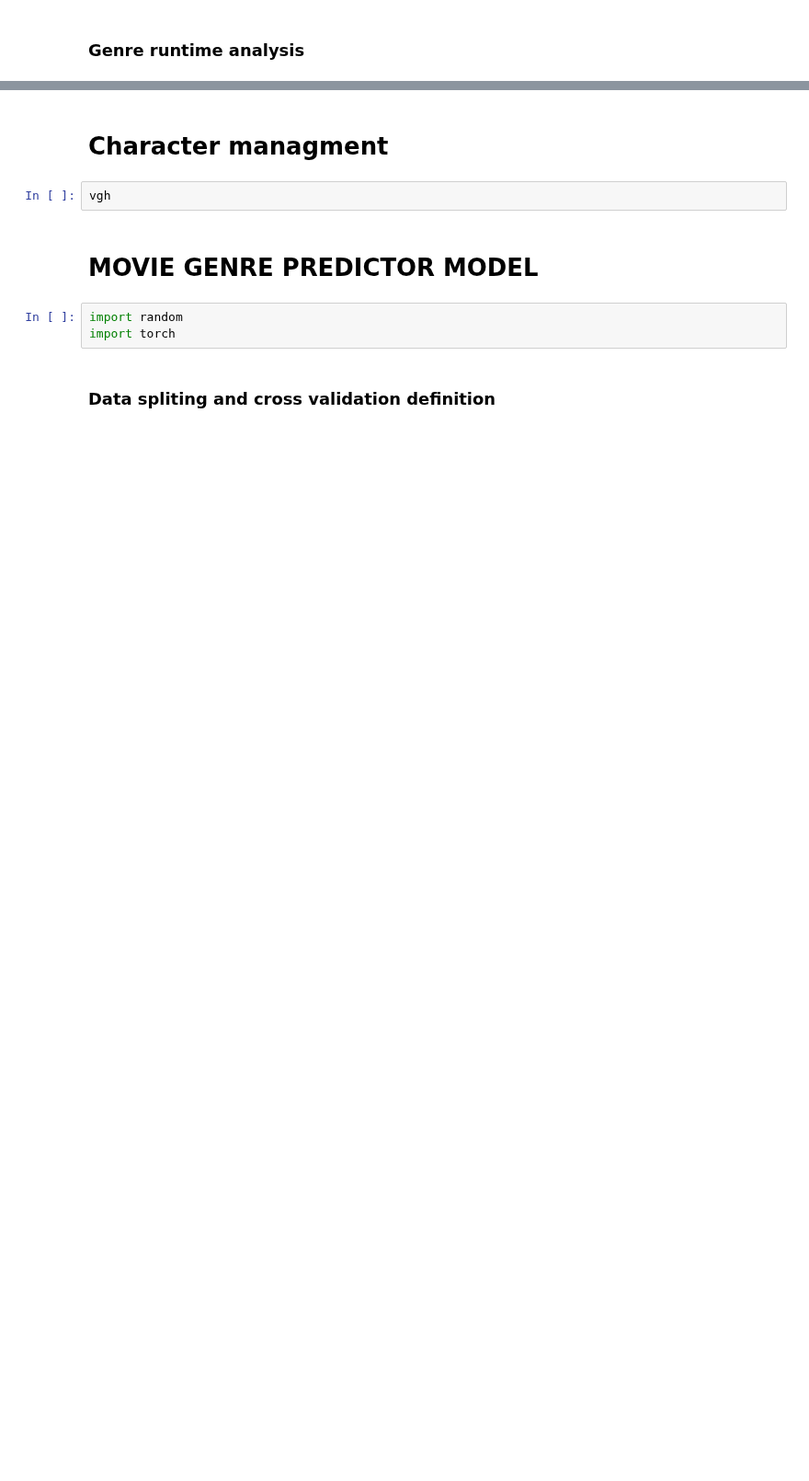
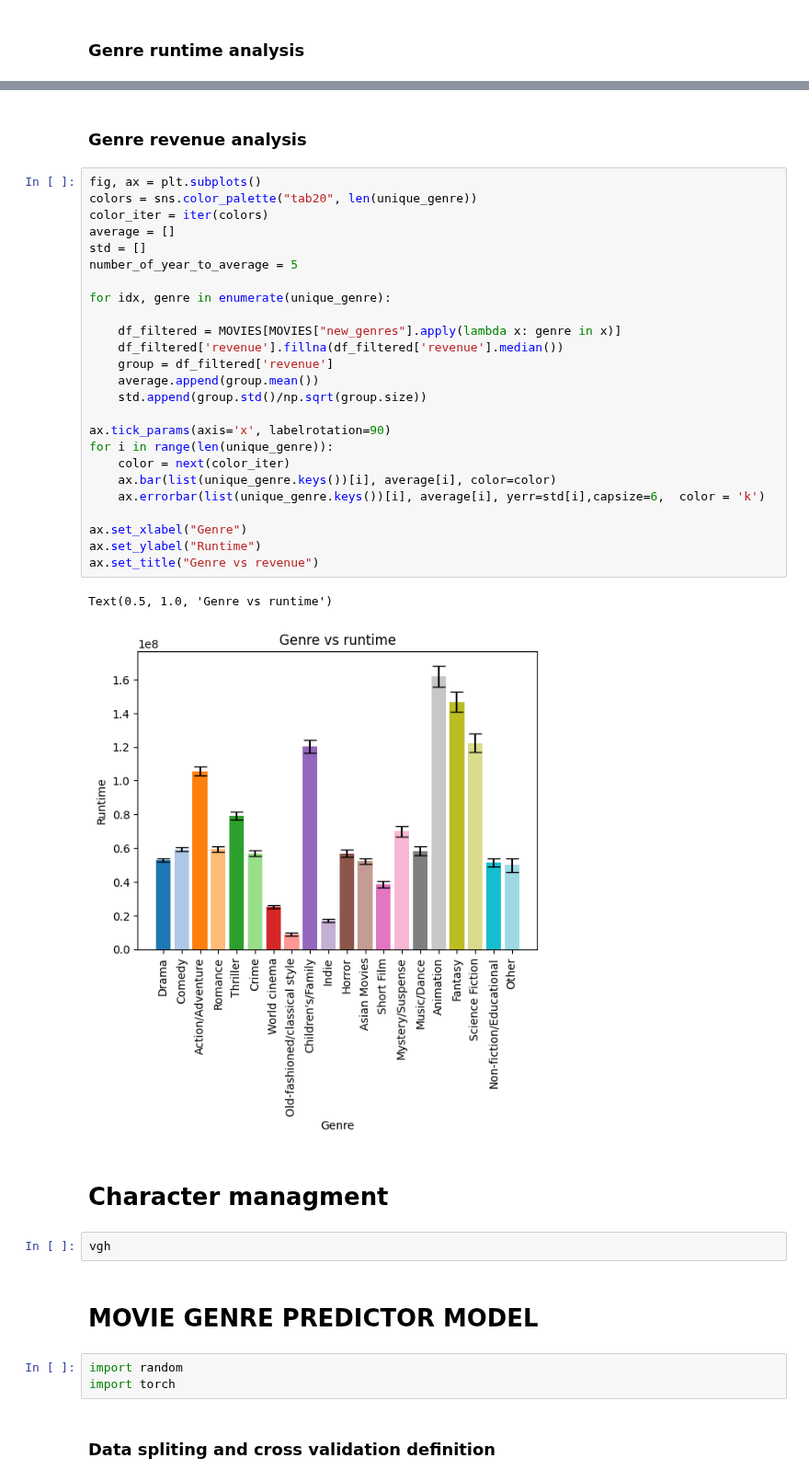
Before and after one commit to epfl-ada/ada-2024-project-alpacadreamagency, a Jupyter notebook: results.ipynb, the cells around one changed output, grey strips where cells are left out. Shown at 92% size. Cells and saved outputs as stored; diff of their text form; blank space fills up the shorter version.

Commit message:
"added revenue"

```diff
--- a/results.ipynb
+++ b/results.ipynb
@@ -447,3 +450,33 @@ for i in range(len(unique_genre)):
+# %% [markdown]
+### Genre revenue analysis
+# %%
+fig, ax = plt.subplots()
+colors = sns.color_palette("tab20", len(unique_genre))
+color_iter = iter(colors)
+average = []
+std = []
+number_of_year_to_average = 5
+
+for idx, genre in enumerate(unique_genre):
+
+    df_filtered = MOVIES[MOVIES["new_genres"].apply(lambda x: genre in x)]
+    df_filtered['revenue'].fillna(df_filtered['revenue'].median())
+    group = df_filtered['revenue']
+    average.append(group.mean())
+    std.append(group.std()/np.sqrt(group.size))
+
+ax.tick_params(axis='x', labelrotation=90)
+for i in range(len(unique_genre)):
+    color = next(color_iter)
+    ax.bar(list(unique_genre.keys())[i], average[i], color=color)
+    ax.errorbar(list(unique_genre.keys())[i], average[i], yerr=std[i],capsize=6,  color = 'k')
+
+ax.set_xlabel("Genre")
+ax.set_ylabel("Runtime")
+ax.set_title("Genre vs revenue")
+# %% [output]
+Text(0.5, 1.0, 'Genre vs runtime')
+[figure, added]
 # %% [markdown]
 # Character managment
 # %%
```
Also changed, not shown: parts of 13 cells of this notebook.
